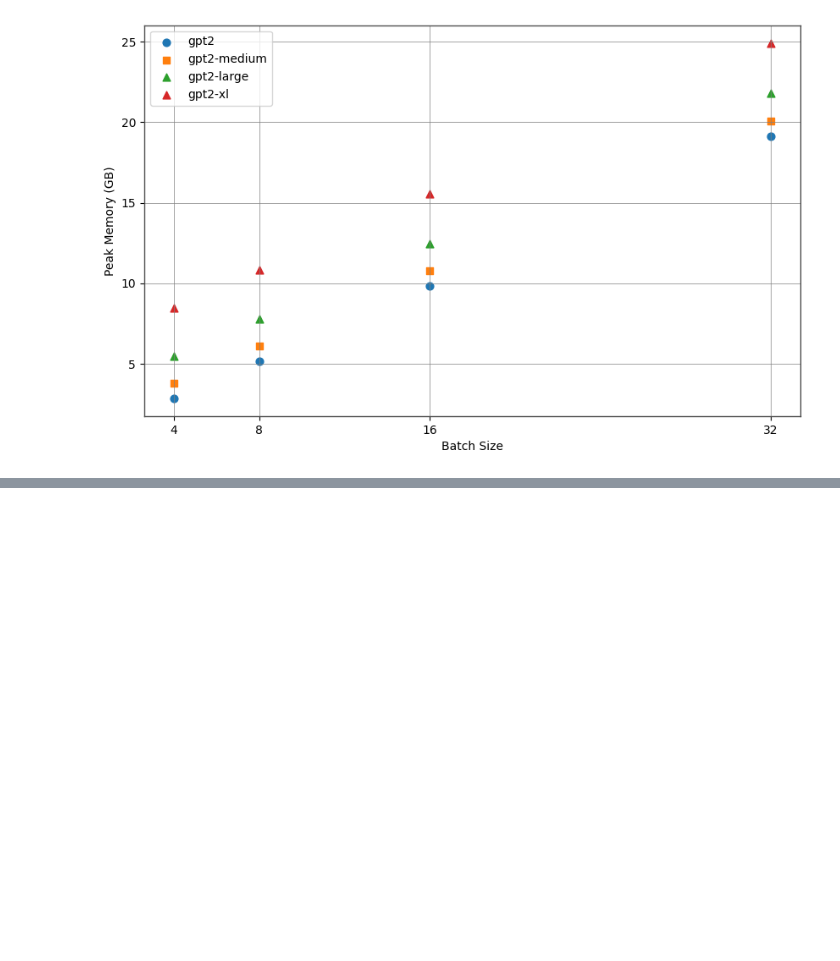
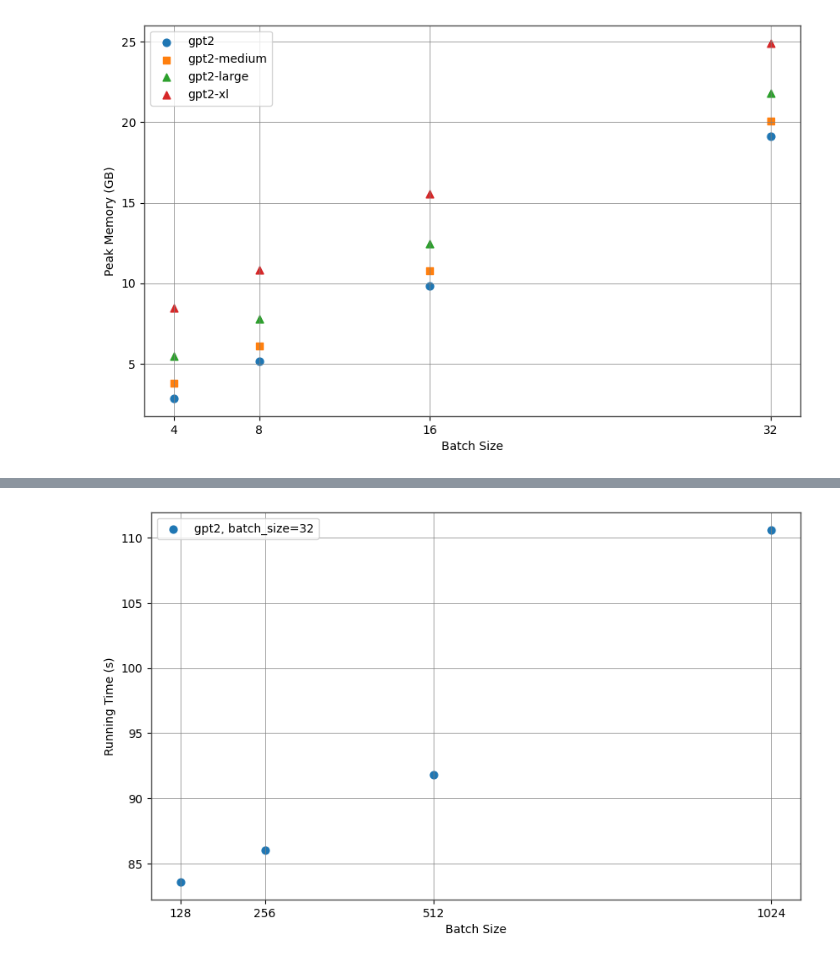
Before and after one commit to zymko/LLMs-Inference, a Jupyter notebook: plot.ipynb, the cells around one changed output, grey strips where cells are left out. Cells and saved outputs as stored; diff of their text form; code cells hidden in the pictures; blank space fills up the shorter version.

Commit message:
add test results

```diff
--- a/plot.ipynb
+++ b/plot.ipynb
@@ -60,0 +81,3 @@ plt.savefig(f"gpt_results/peak_memory_b_m.png")
+# %%
+df_5 = df[(df['mode_size']=='gpt2') & (df['batch_size'] == 32)].sort_values(by='sequence_length')
+df_5
@@ -60,0 +90,25 @@ plt.savefig(f"gpt_results/peak_memory_b_m.png")
+# %%
+fig, ax = plt.subplots(figsize=(10, 6))
+
+x = df_1['batch_size'] // 4
+
+ax.scatter(x, df_5['running_time'], color='#1f77b4', marker='o', s=40, label='gpt2, batch_size=32')
+# ax.scatter(x, df_2['running_time'], color='#ff7f0e', marker='s', s=40, label='seq_length=256')
+# ax.scatter(x, df_3['running_time'], color='#2ca02c', marker='^', s=40, label='seq_length=512')
+# ax.scatter(x, df_4['running_time'], color='#d62728', marker='^', s=40, label='seq_length=1024')
+
+ax.set_xlabel("Batch Size")
+ax.set_ylabel('Running Time (s)')
+
+ax.set_xticks([1, 2, 4, 8])
+ax.set_xticklabels(['128','256', '512', '1024'])
+ax.grid(True, color='gray', linewidth=0.5)
+ax.legend()
+
+for spine in ax.spines.values():
+    spine.set_edgecolor('#4D4D4D')
+    spine.set_linewidth(1)
+
+plt.savefig(f"gpt_results/running_time_s.png")
+# %% [output]
+[figure, added]
```
Also changed, not shown: parts of 3 cells of this notebook, 7 other files.
